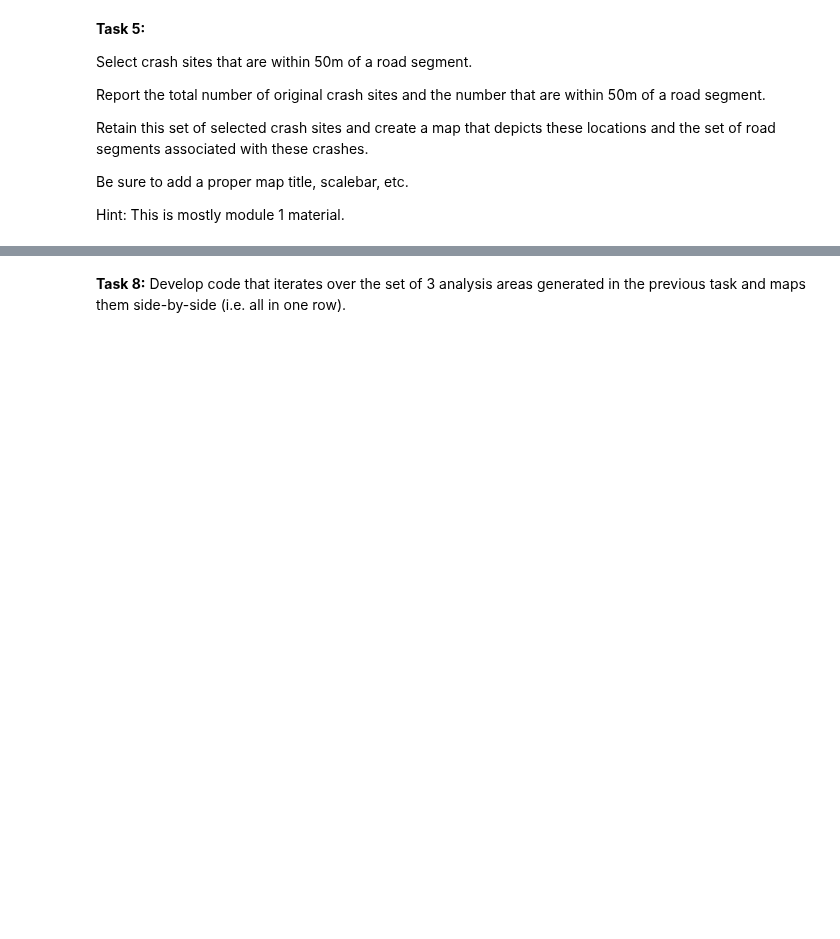
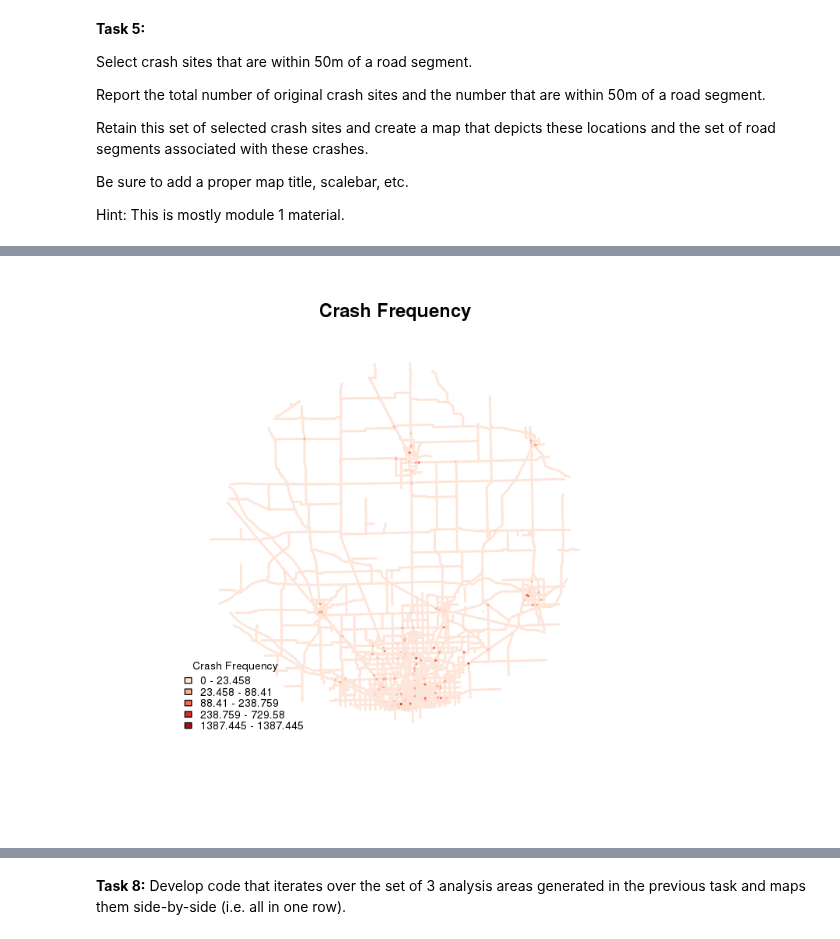
Before and after one commit to iamjz/R-Data, a Jupyter notebook: readings/junk/Project-GeospatialWorkflow.ipynb, the cells around one changed output, grey strips where cells are left out. Drawn from its saved outputs; the diff is of its cells as text; code cells hidden in the pictures; blank space fills up the shorter version.

```diff
--- a/readings/junk/Project-GeospatialWorkflow.ipynb
+++ b/readings/junk/Project-GeospatialWorkflow.ipynb
@@ -304 +409,14 @@ plot(roadBuffer, border = "green", add = TRUE)
+# %%
+numcat <- 5
+cate <- classIntervals(roadBuffer@data$crash.frq, numcat, style = "kmeans")
+
+pal <- brewer.pal(numcat, "Reds")
+cols <- findColours(cate, pal)
+
+plot(roadBuffer, border = cols, lwd = 2, main = "Crash Frequency")
+brks <- round(cate$brks, 3)
+leg.text <- paste(brks[-numcat], brks[-1], sep = " - ")
+legend("bottomleft", fill = attr(cols, "palette"), legend = leg.text, bty = "n", title = "Crash Frequency", cex = 0.7)
+# %% [output]
+[figure, added]
 # %% [markdown]
```
Also changed, not shown: parts of 50 cells of this notebook.
